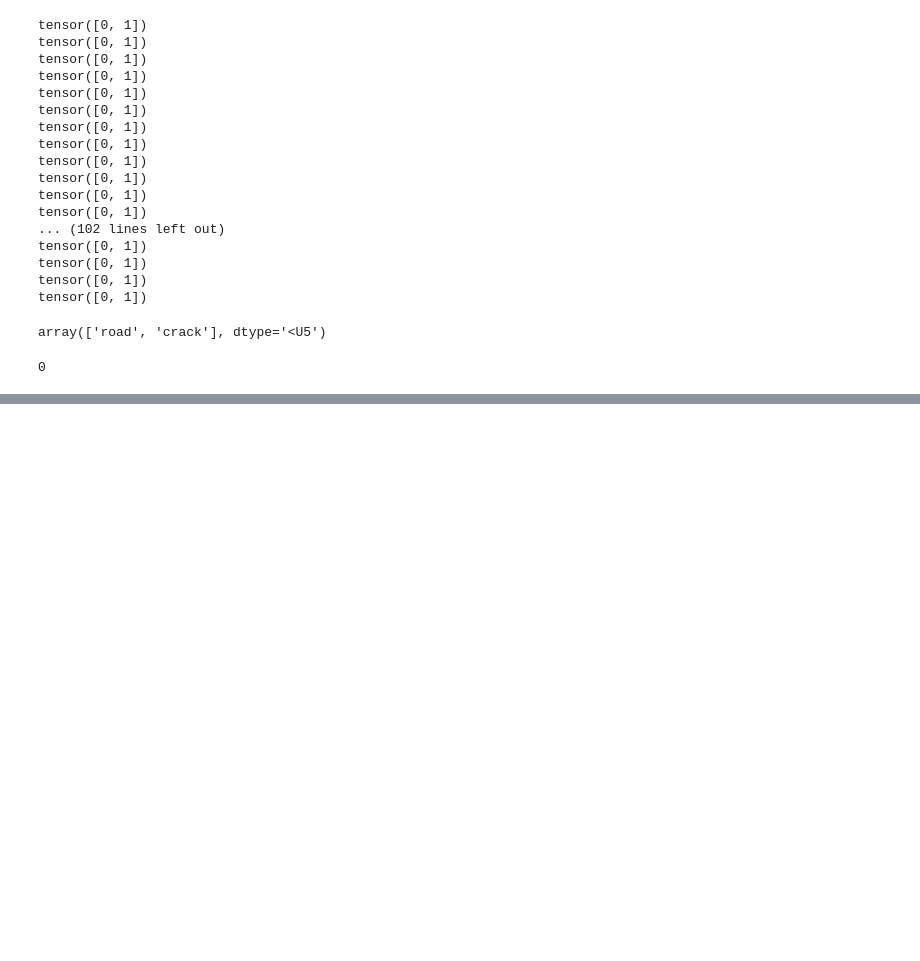
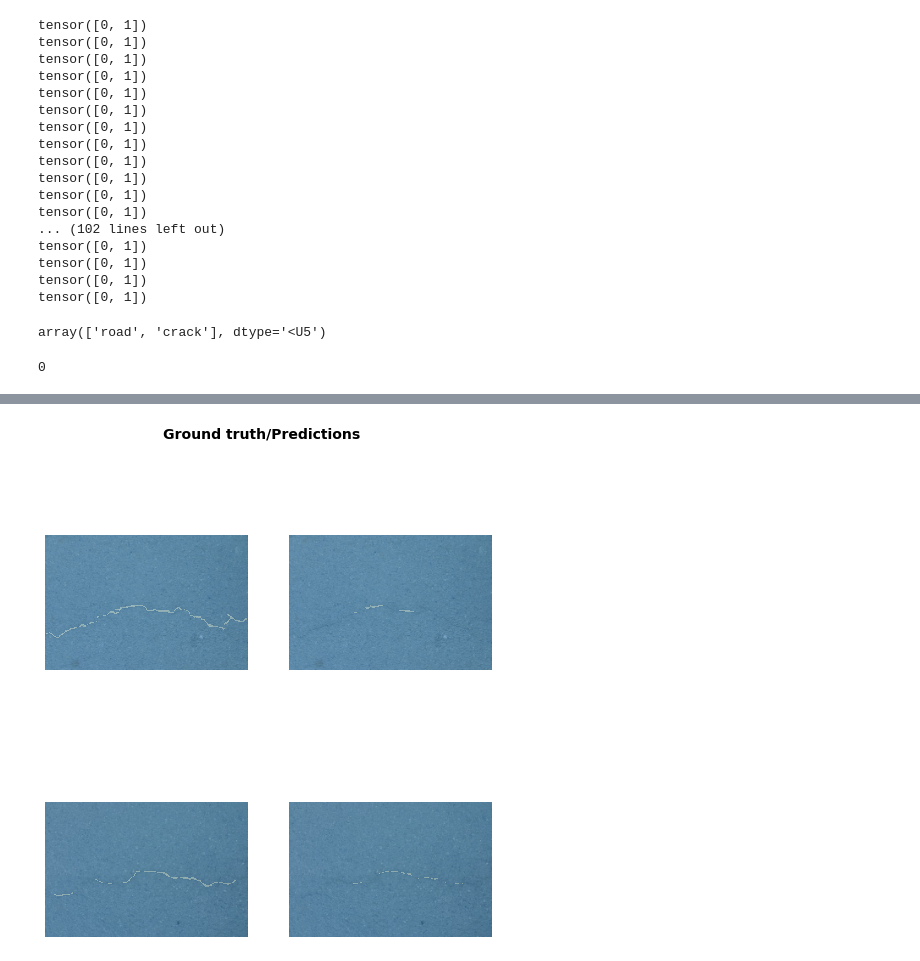
Before and after one commit to sreetamadas/sample_Python_code, a Jupyter notebook: CV/segmentation/road_crack_segmentation.ipynb, the cells around one changed output, grey strips where cells are left out. Saved outputs shown, nothing was run; the diff lists cells and outputs as text; code cells hidden in the pictures; blank space fills up the shorter version.

```diff
--- a/CV/segmentation/road_crack_segmentation.ipynb
+++ b/CV/segmentation/road_crack_segmentation.ipynb
@@ -576,0 +817,4 @@ data.show_batch(2, figsize=(10,7))
+# %%
+gc.collect()
+learn = unet_learner(data, models.resnet34, metrics=metrics)
+learn.fit_one_cycle(5)
@@ -576,0 +829,4 @@ data.show_batch(2, figsize=(10,7))
+# %%
+# run = 3, bs=2, metrics=dice
+gc.collect()
+learn.fit_one_cycle(5)
@@ -576,0 +841,4 @@ data.show_batch(2, figsize=(10,7))
+# %%
+learn.show_results(rows=3, figsize=(8,9))
+# %% [output]
+[figure, added]
```
Also changed, not shown: parts of 59 cells of this notebook.
